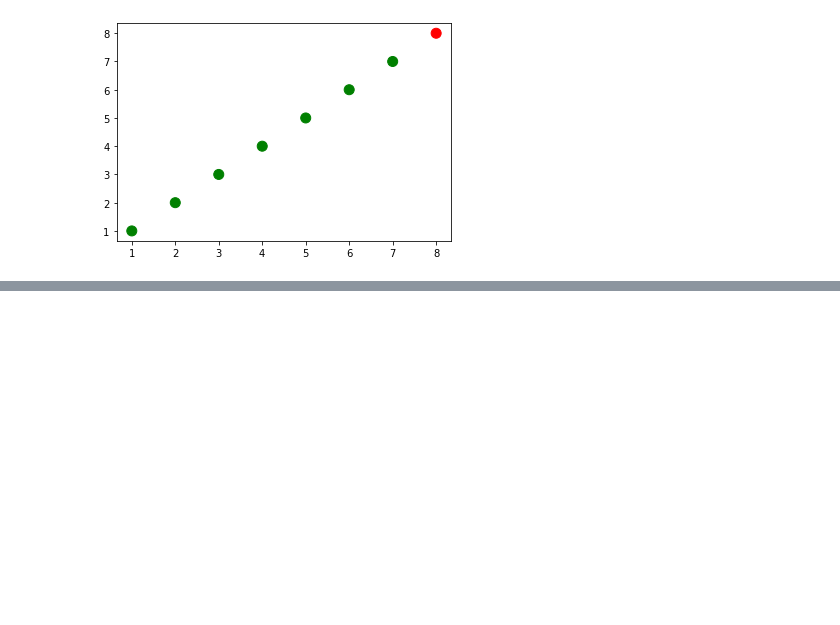
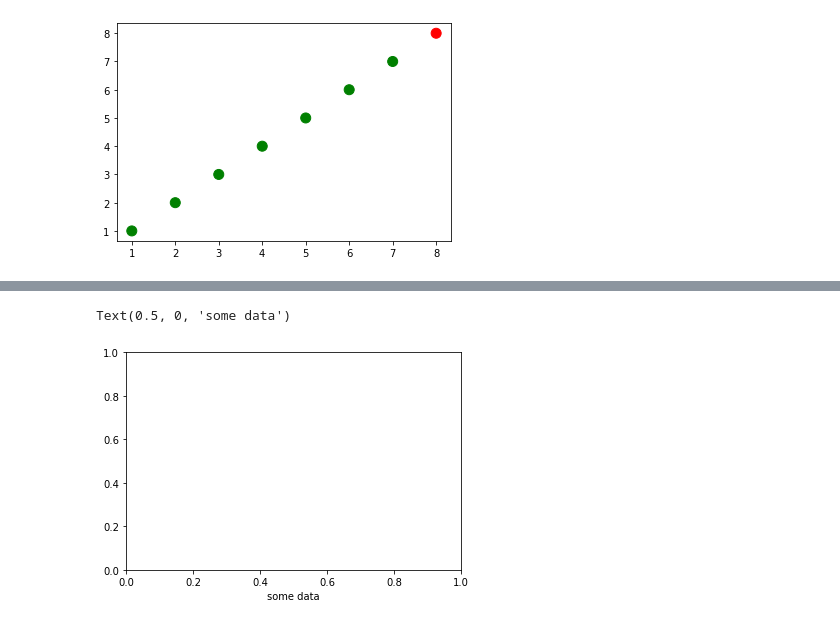
Before and after one commit to smeteo/Applied-DS-with-Python, a Jupyter notebook: 2_Applied_Plotting_Charting_Data_Representation_in_Python/Matplotlib.ipynb, the cells around one changed output, grey strips where cells are left out. Saved outputs shown, nothing was run; the diff lists cells and outputs as text; code cells hidden in the pictures; blank space fills up the shorter version.

```diff
--- a/2_Applied_Plotting_Charting_Data_Representation_in_Python/Matplotlib.ipynb
+++ b/2_Applied_Plotting_Charting_Data_Representation_in_Python/Matplotlib.ipynb
@@ -111,0 +132,5 @@ plt.scatter(x,y, s=100, c=colors)
+# %%
+plt.xlabel('some data')
+# %% [output]
+Text(0.5, 0, 'some data')
+[figure, added]
```
Also changed, not shown: parts of 8 cells of this notebook.
